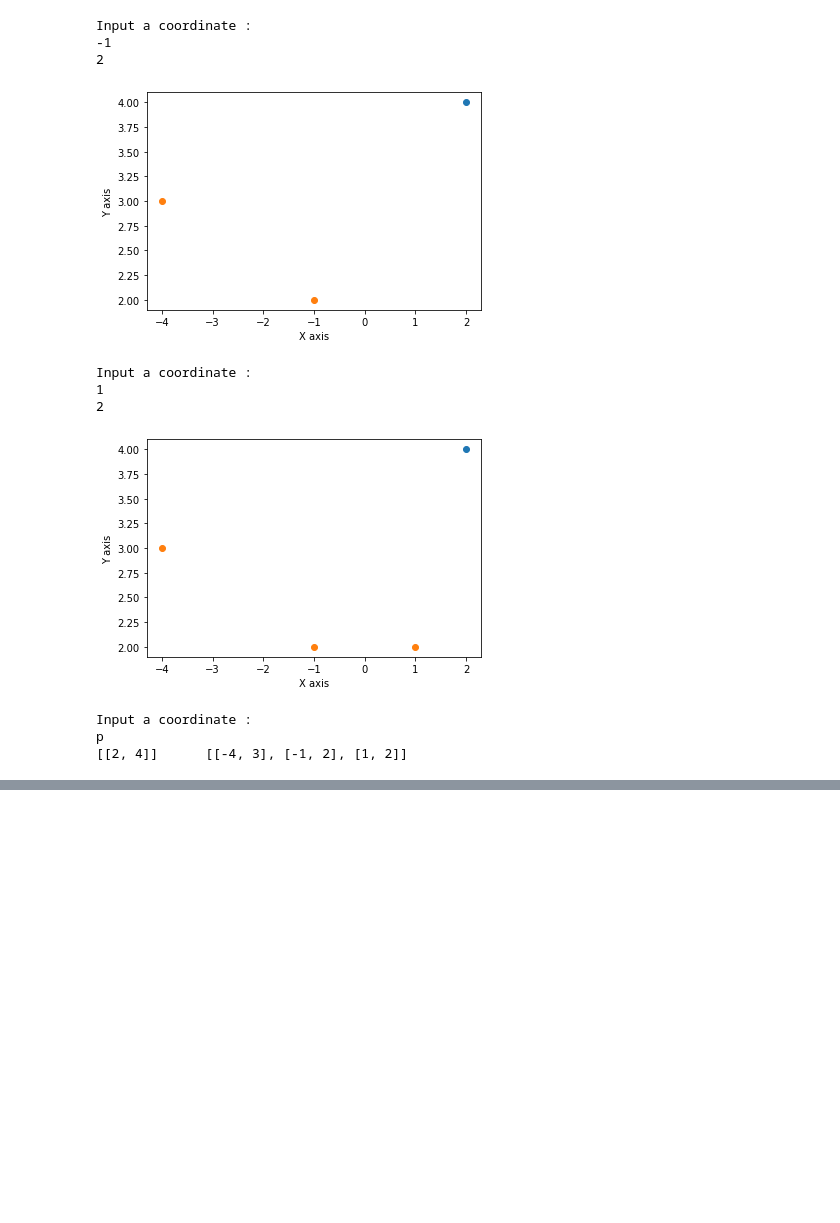
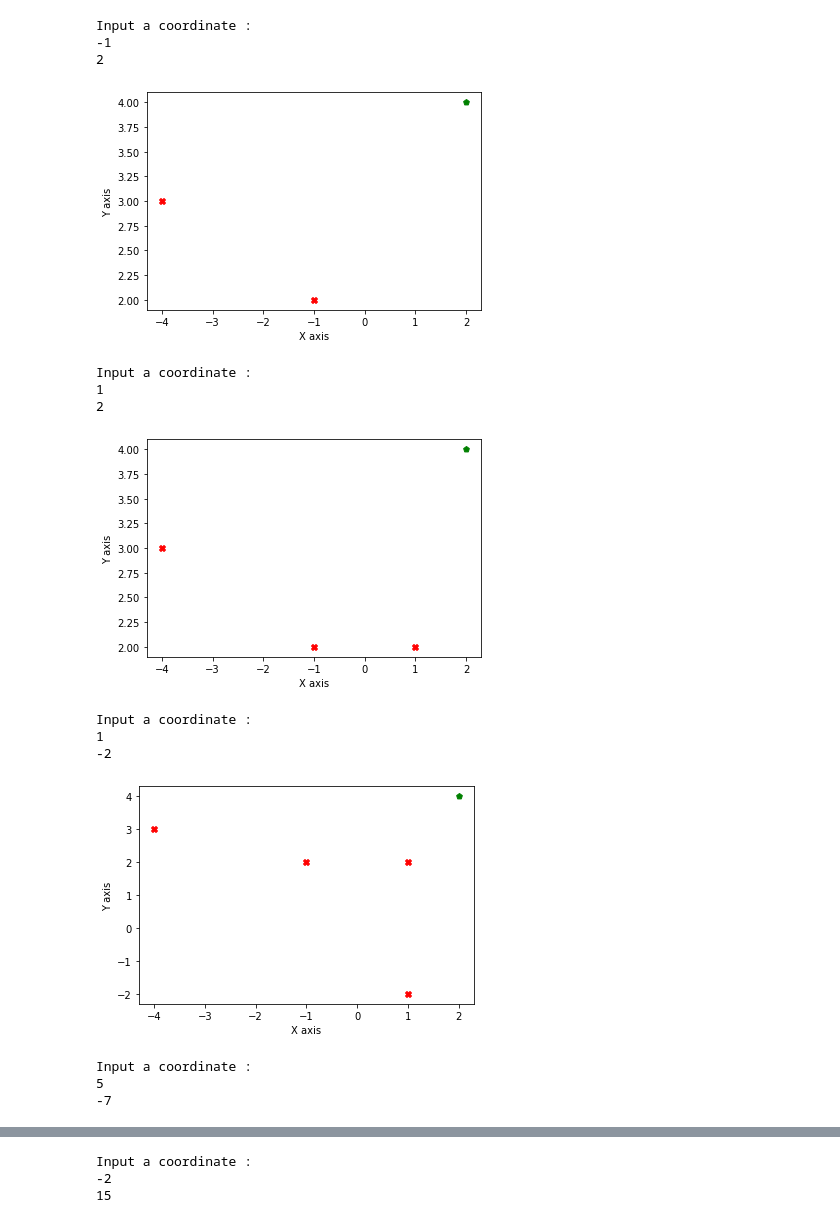
Before and after one commit to Jamil2914/CSE-4204, a Jupyter notebook: NearestNeighbour(V_01_includes_ROGUE_pattern).ipynb, the cells around one changed output, grey strips where cells are left out. Saved outputs shown, nothing was run; the diff lists cells and outputs as text; code cells hidden in the pictures; blank space fills up the shorter version.

```diff
--- a/NearestNeighbour(V_01_includes_ROGUE_pattern).ipynb
+++ b/NearestNeighbour(V_01_includes_ROGUE_pattern).ipynb
@@ -28,40 +28,44 @@ try:
         min1 = min(res1_list)
         min2 = min(res2_list)
         if min1 < min2 :
             List1.append(element)
         else :
             List2.append(element)
         x1 = []
         x2 = []
         y1 = []
         y2 = []
         for k in range (len(List1)):
           x1.append(List1[k][0])
         for l in range (len(List2)):
           x2.append(List2[l][0])
         for m in range (len(List1)):
           y1.append(List1[m][1])
         for n in range (len(List2)):
           y2.append(List2[n][1])
-        plt.scatter(x1,y1)
-        plt.scatter(x2,y2)
+        plt.scatter(x1,y1,c="g",marker = "p")
+        plt.scatter(x2,y2,c = "r",marker = "X")
         plt.xlabel("X axis")
         plt.ylabel("Y axis")
         plt.show()
 
 
 
 except:
     print(List1,"    ",List2)
 # %% [output]
 Input a coordinate :
 -1
 2
-[figure, old version]
+[figure, new version]
 Input a coordinate :
 1
 2
-[figure, old version]
+[figure, new version]
 Input a coordinate :
-p
-[[2, 4]]      [[-4, 3], [-1, 2], [1, 2]]
+1
+-2
+[figure, added]
+Input a coordinate :
+5
+-7
@@ -67,0 +73,3 @@ p
+Input a coordinate :
+-2
+15
```
Also changed, not shown: parts of 1 cell of this notebook.
